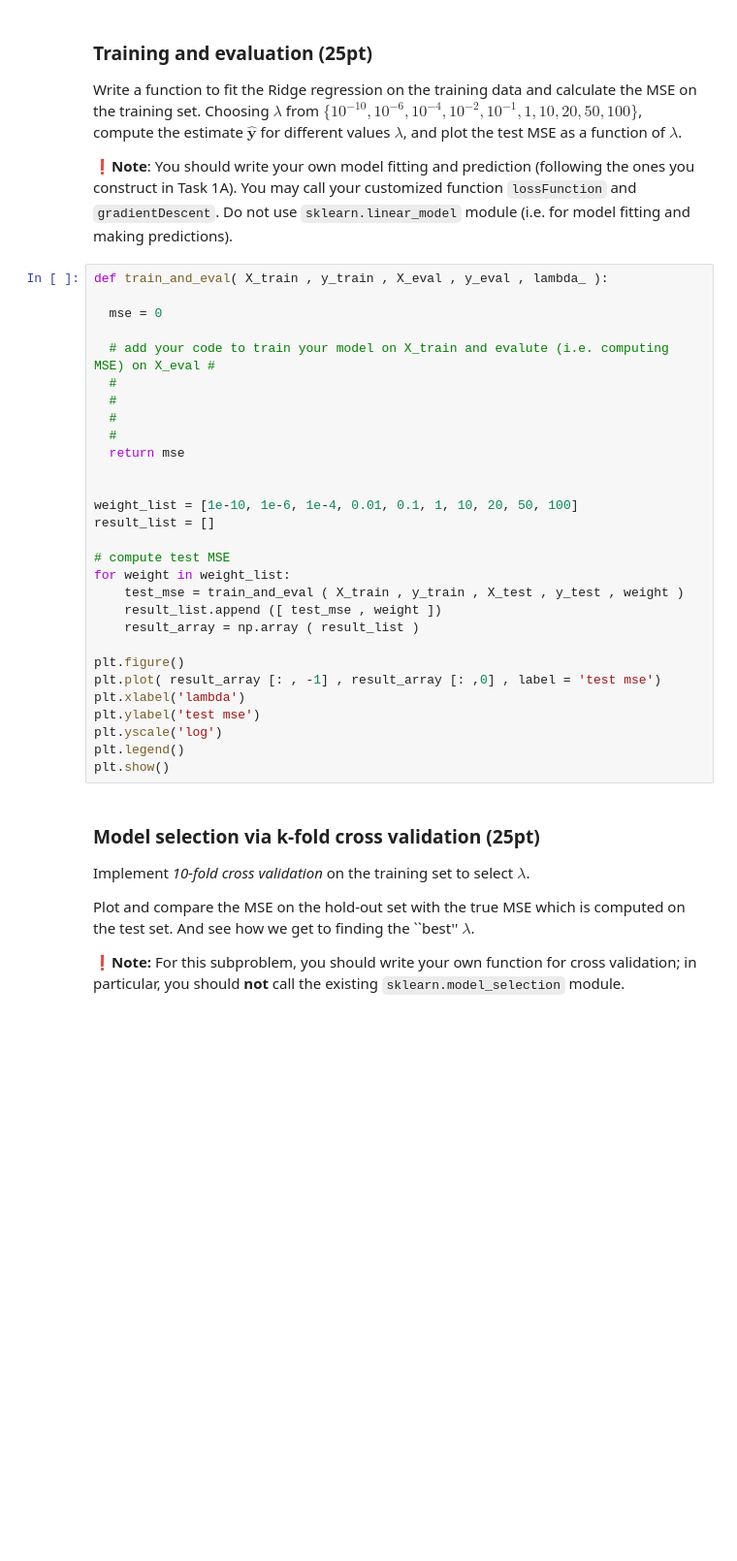
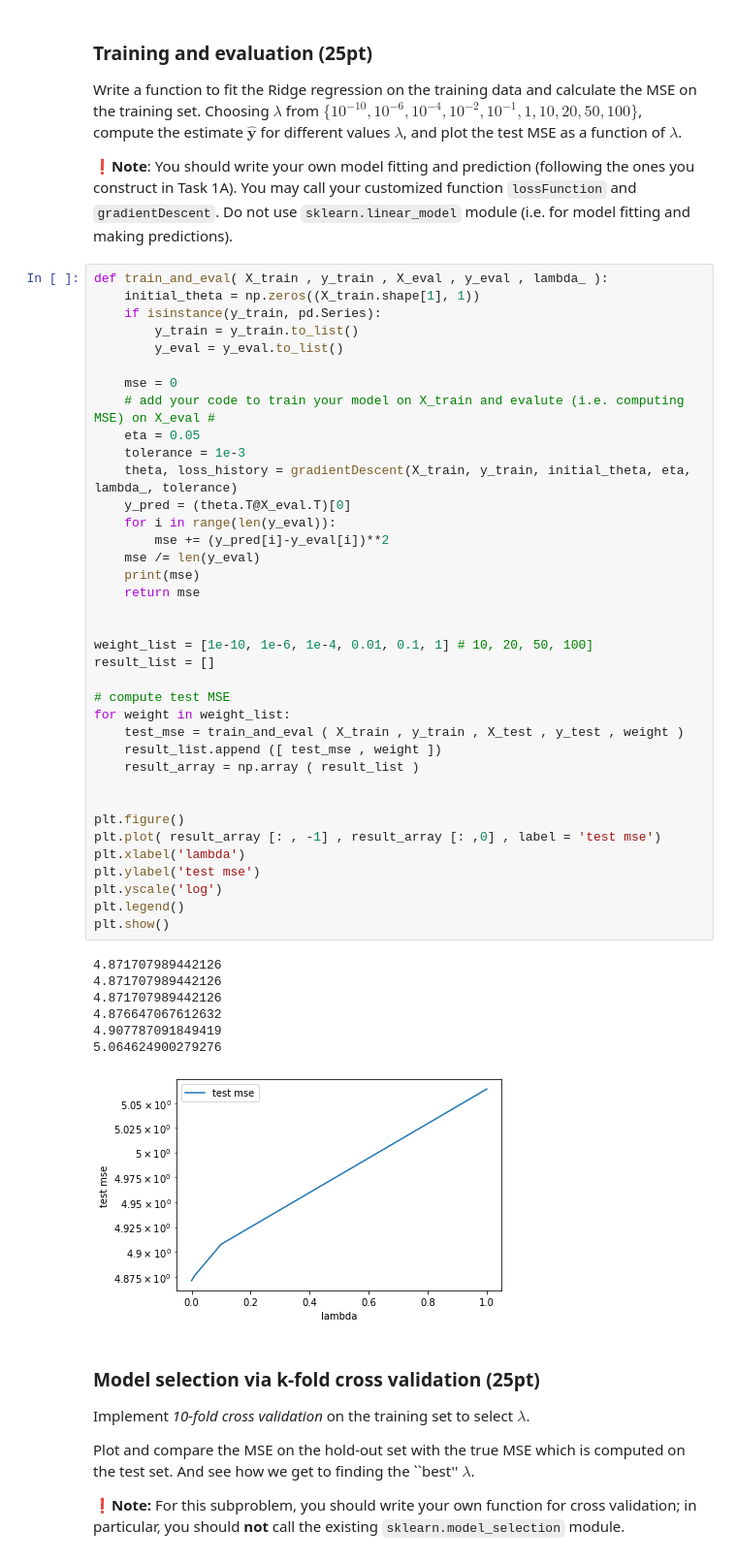
Before and after one commit to 24raniwalar/mlproject1, a Jupyter notebook: project1_regression_modelsel.ipynb, the cells around one changed output. Shown: that part at 97% size. Drawn from its saved outputs; the diff is of its cells as text; blank space fills up the shorter version.

```diff
--- a/project1_regression_modelsel.ipynb
+++ b/project1_regression_modelsel.ipynb
@@ -277,33 +306,49 @@ Write a function to fit the Ridge regression on the training data and calculate
 ❗**Note**: You should write your own model fitting and prediction (following the ones you construct in Task 1A). You may call your customized function `lossFunction` and `gradientDescent`. Do not use `sklearn.linear_model` module (i.e. for model fitting and making predictions).
 # %%
 def train_and_eval( X_train , y_train , X_eval , y_eval , lambda_ ):
+    initial_theta = np.zeros((X_train.shape[1], 1))
+    if isinstance(y_train, pd.Series):
+        y_train = y_train.to_list()
+        y_eval = y_eval.to_list()
 
-  mse = 0
-
-  # add your code to train your model on X_train and evalute (i.e. computing MSE) on X_eval #
-  #
-  #
-  #
-  #
-  return mse
+    mse = 0
+    # add your code to train your model on X_train and evalute (i.e. computing MSE) on X_eval #
+    eta = 0.05
+    tolerance = 1e-3
+    theta, loss_history = gradientDescent(X_train, y_train, initial_theta, eta, lambda_, tolerance)
+    y_pred = (theta.T@X_eval.T)[0]
+    for i in range(len(y_eval)):
+        mse += (y_pred[i]-y_eval[i])**2
+    mse /= len(y_eval)
+    print(mse)
+    return mse
 
 
-weight_list = [1e-10, 1e-6, 1e-4, 0.01, 0.1, 1, 10, 20, 50, 100]
+weight_list = [1e-10, 1e-6, 1e-4, 0.01, 0.1, 1] # 10, 20, 50, 100]
 result_list = []
 
 # compute test MSE
 for weight in weight_list:
     test_mse = train_and_eval ( X_train , y_train , X_test , y_test , weight )
     result_list.append ([ test_mse , weight ])
     result_array = np.array ( result_list )
 
+
 plt.figure()
 plt.plot( result_array [: , -1] , result_array [: ,0] , label = 'test mse')
 plt.xlabel('lambda')
 plt.ylabel('test mse')
 plt.yscale('log')
 plt.legend()
 plt.show()
+# %% [output]
+4.871707989442126
+4.871707989442126
+4.871707989442126
+4.876647067612632
+4.907787091849419
+5.064624900279276
+[figure, added]
 # %% [markdown]
 ### Model selection via k-fold cross validation (25pt)
 
```
Also changed, not shown: parts of 6 cells of this notebook.
